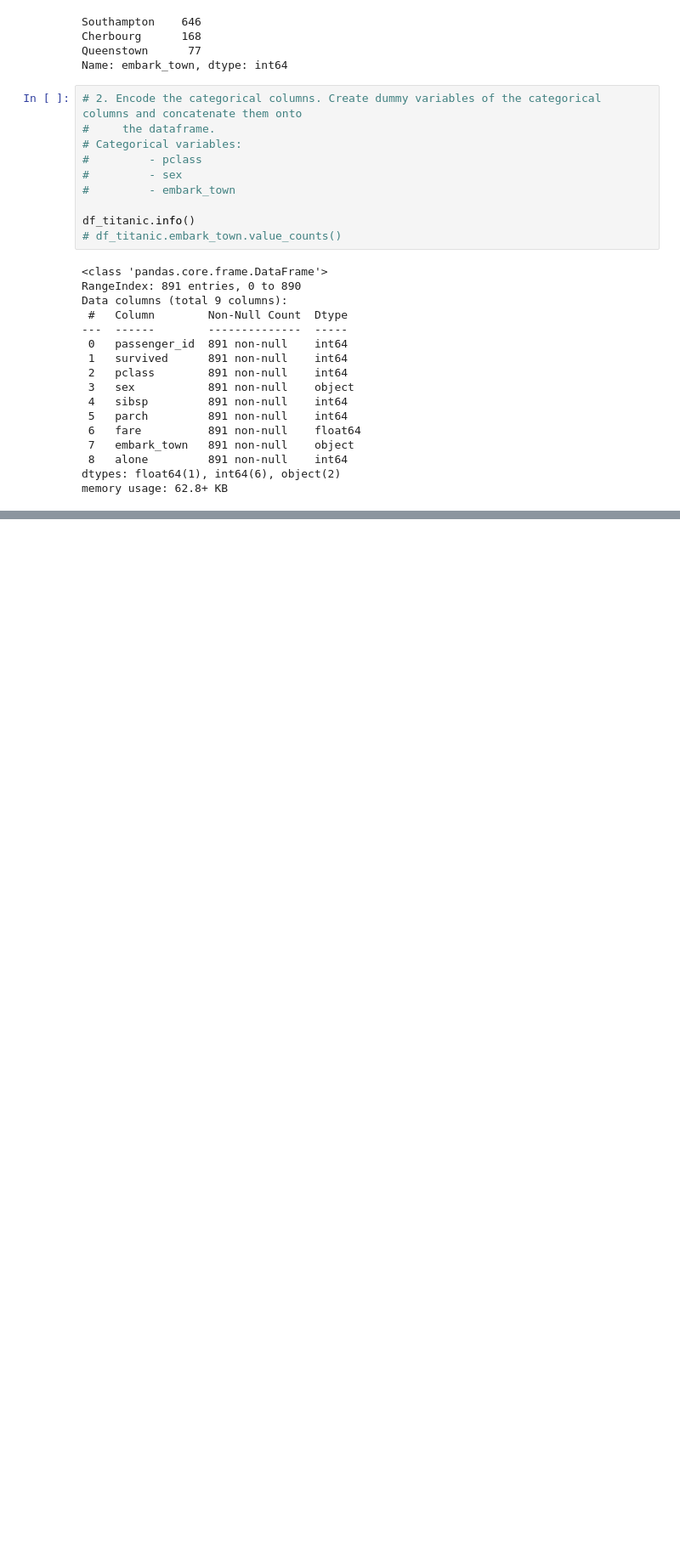
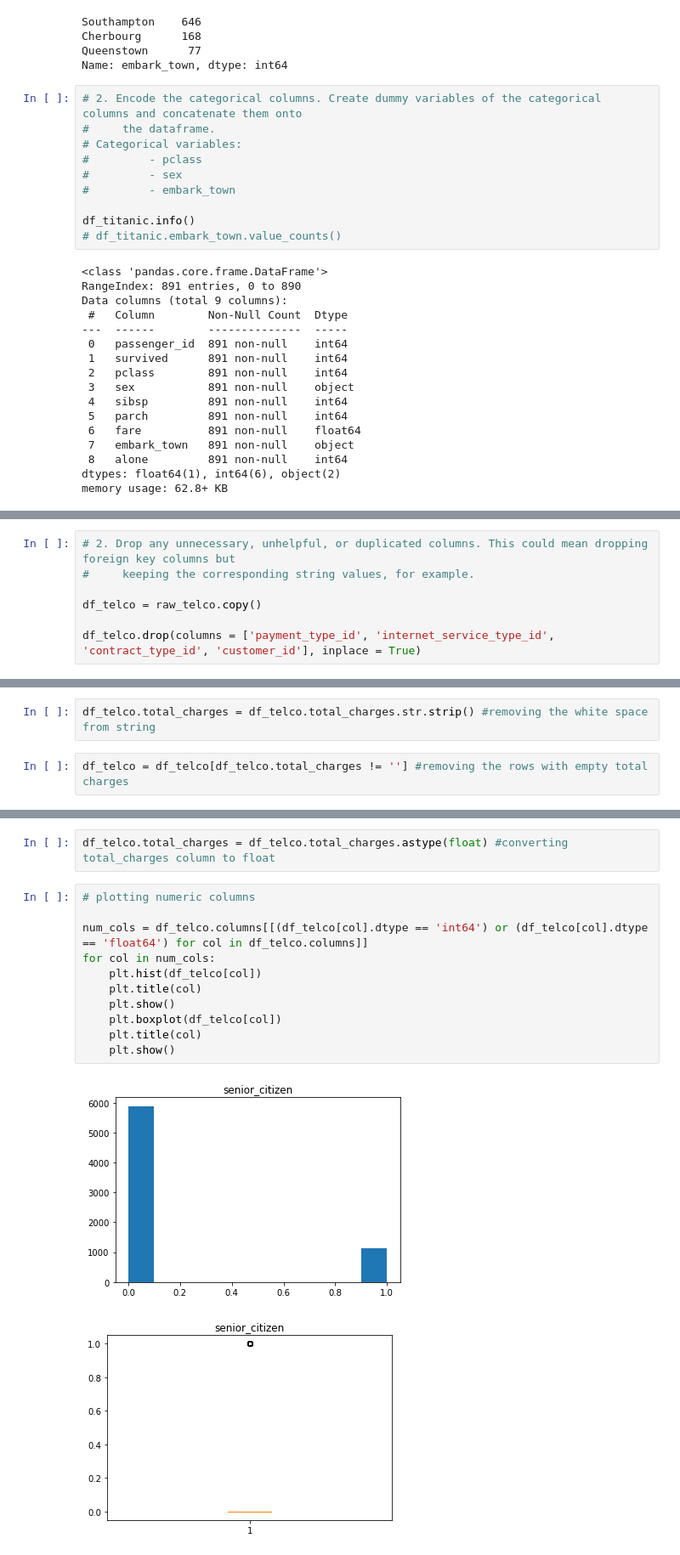
Before and after one commit to Jonessn22/classification-exercises, a Jupyter notebook: data_prep_exercises.ipynb, the cells around one changed output, grey strips where cells are left out. Shown: that part at 85% size. Saved outputs shown, nothing was run; the diff lists cells and outputs as text; blank space fills up the shorter version.

```diff
--- a/data_prep_exercises.ipynb
+++ b/data_prep_exercises.ipynb
@@ -226,0 +275,7 @@ memory usage: 62.8+ KB
+# %%
+# 2. Drop any unnecessary, unhelpful, or duplicated columns. This could mean dropping foreign key columns but
+#     keeping the corresponding string values, for example.
+
+df_telco = raw_telco.copy()
+
+df_telco.drop(columns = ['payment_type_id', 'internet_service_type_id', 'contract_type_id', 'customer_id'], inplace = True)
@@ -226,0 +293,4 @@ memory usage: 62.8+ KB
+# %%
+df_telco.total_charges = df_telco.total_charges.str.strip() #removing the white space from string
+# %%
+df_telco = df_telco[df_telco.total_charges != ''] #removing the rows with empty total charges
@@ -226,0 +301,16 @@ memory usage: 62.8+ KB
+# %%
+df_telco.total_charges = df_telco.total_charges.astype(float) #converting total_charges column to float
+# %%
+# plotting numeric columns
+
+num_cols = df_telco.columns[[(df_telco[col].dtype == 'int64') or (df_telco[col].dtype == 'float64') for col in df_telco.columns]]
+for col in num_cols:
+    plt.hist(df_telco[col])
+    plt.title(col)
+    plt.show()
+    plt.boxplot(df_telco[col])
+    plt.title(col)
+    plt.show()
+# %% [output]
+[figure, added]
+[figure, added]
```
Also changed, not shown: parts of 18 cells of this notebook, 1 other file.
